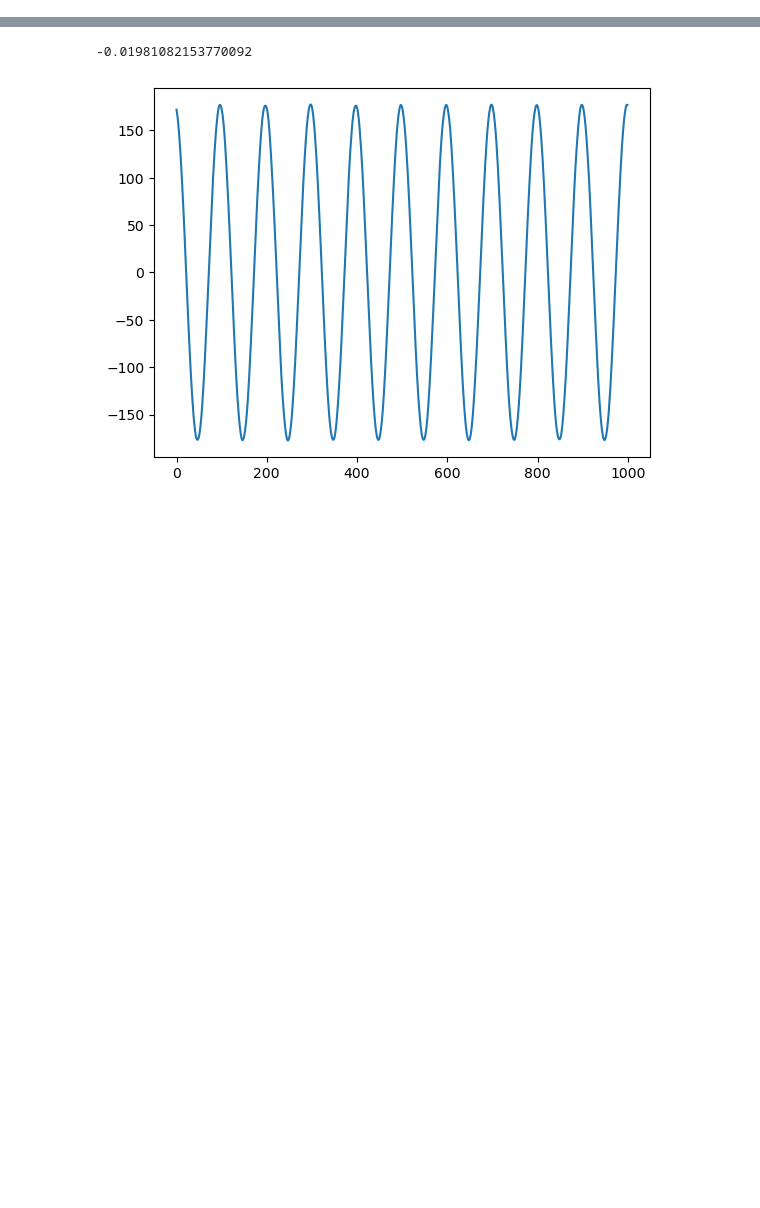
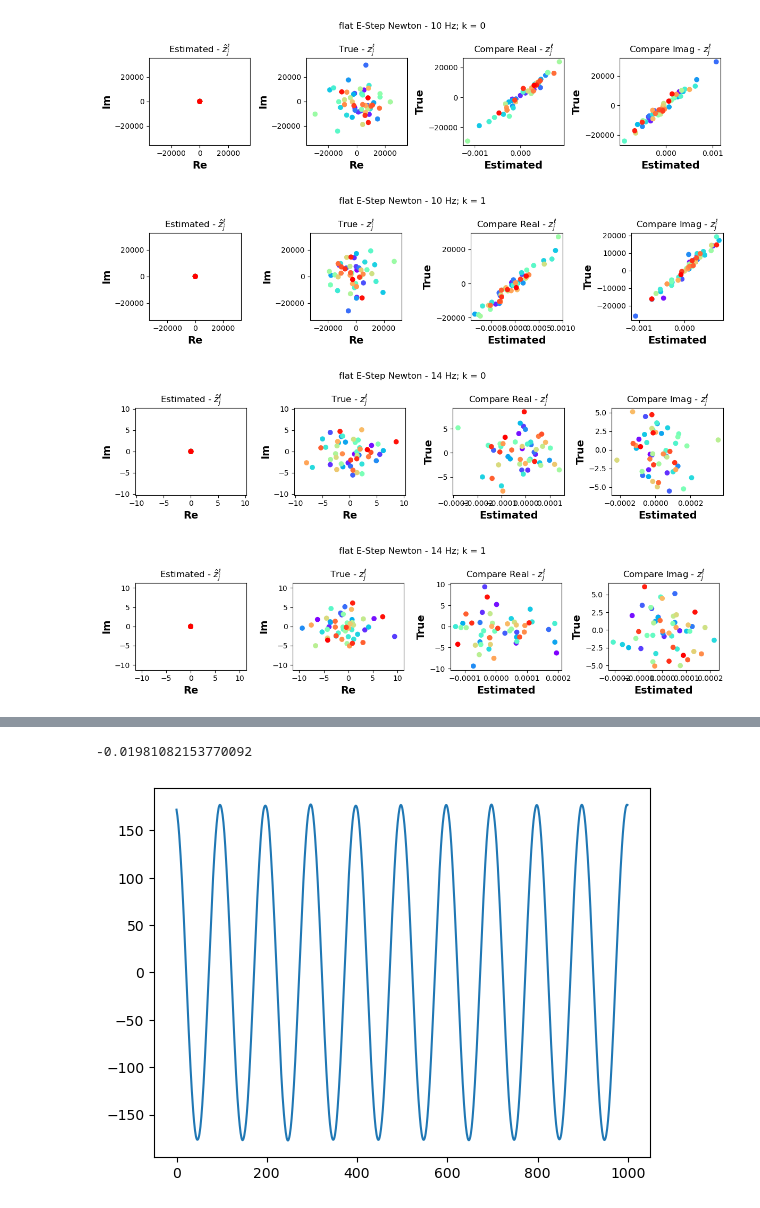
Before and after one commit to Stephen-Lab-BU/sgc, a Jupyter notebook: experiments/sgc-relulink-poisson-delta/E_step_oracle.ipynb, the cells around one changed output, grey strips where cells are left out. Saved outputs shown, nothing was run; the diff lists cells and outputs as text; code cells hidden in the pictures; blank space fills up the shorter version.

```diff
--- a/experiments/sgc-relulink-poisson-delta/E_step_oracle.ipynb
+++ b/experiments/sgc-relulink-poisson-delta/E_step_oracle.ipynb
@@ -364,0 +316,12 @@ for l in range(L):
+# %%
+init_type = 'flat'
+optim_type = 'Newton'
+mus = run_E_step(init_type, optim_type, estep_params)
+for j in [9, 13]:
+    for k in range(K):
+        plot_optim_result(mus,zs,init_type,optim_type,j,k,False)
+# %% [output]
+[figure, added]
+[figure, added]
+[figure, added]
+[figure, added]
```
Also changed, not shown: parts of 32 cells of this notebook, 12 other files.
